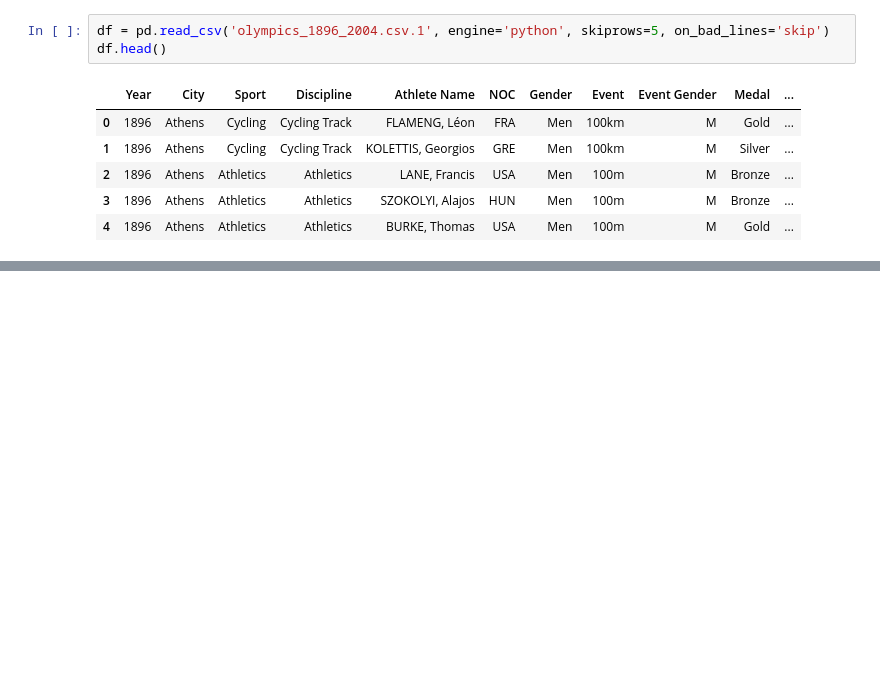
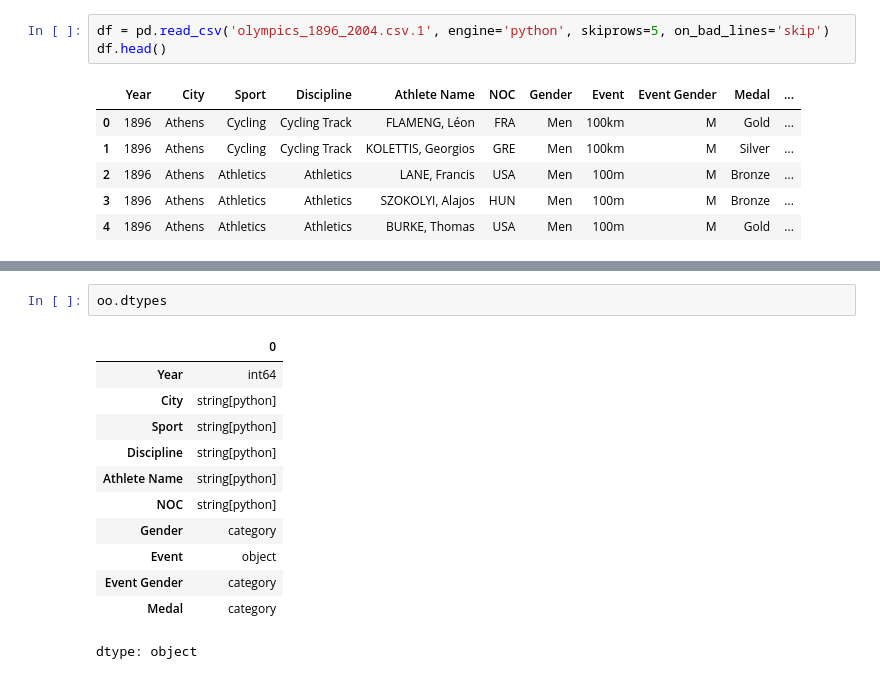
Before and after one commit to NoobRushEr/Pandas-Essential-Training, a Jupyter notebook: intro.ipynb, the cells around one changed output, grey strips where cells are left out. Drawn from its saved outputs; the diff is of its cells as text; blank space fills up the shorter version.

```diff
--- a/intro.ipynb
+++ b/intro.ipynb
@@ -582,0 +630,15 @@ df.head()
+# %%
+oo.dtypes
+# %% [output]
+|  | 0 |
+| Year | int64 |
+| City | string[python] |
+| Sport | string[python] |
+| Discipline | string[python] |
+| Athlete Name | string[python] |
+| NOC | string[python] |
+| Gender | category |
+| Event | object |
+| Event Gender | category |
+| Medal | category |
+dtype: object
```
Also changed, not shown: parts of 4 cells of this notebook.
